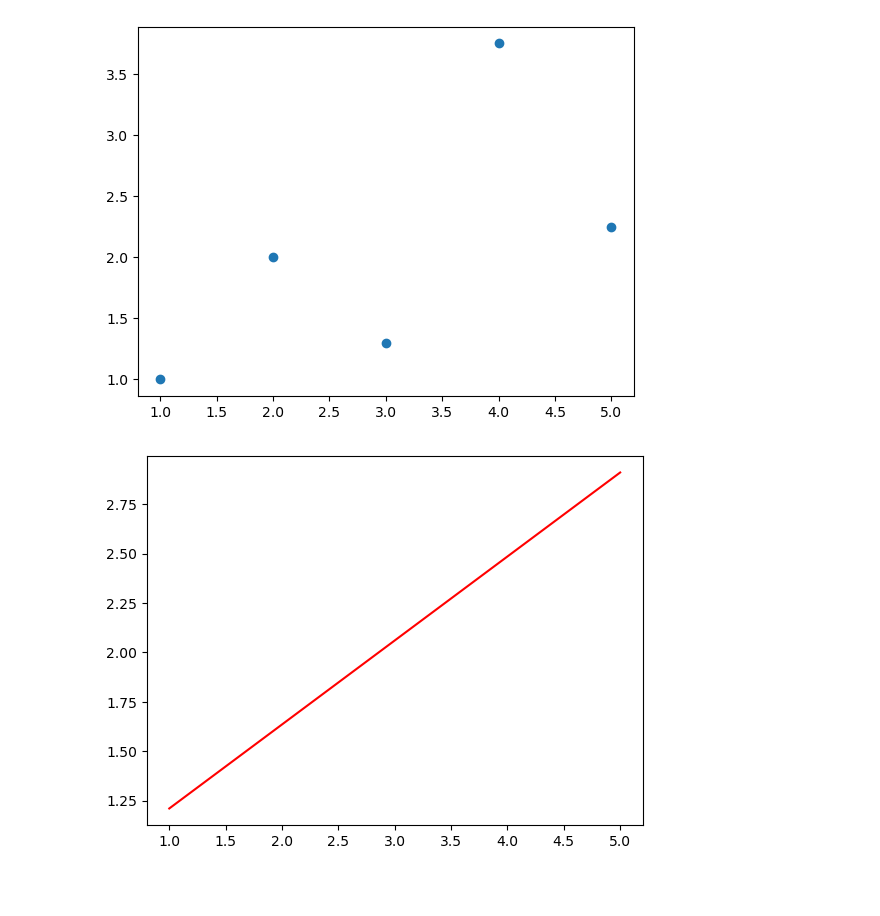
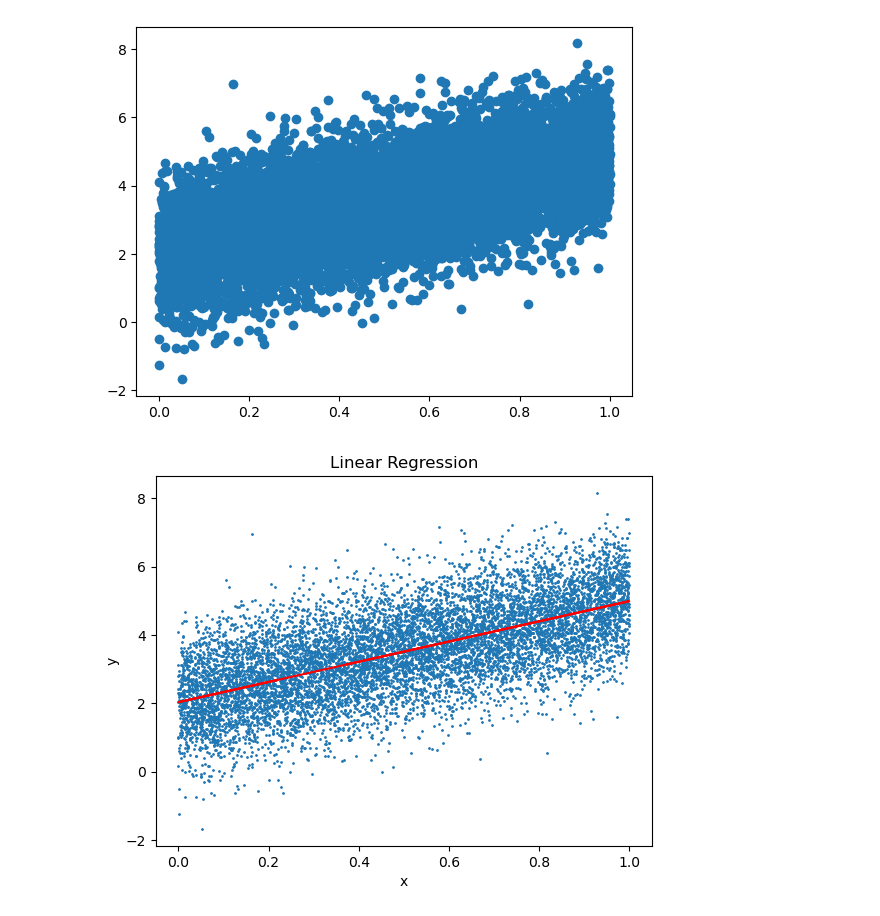
Before and after one commit to MohamedDerri/Machine-Learning-Course, a Jupyter notebook: Labs/lab1/linear_regression_example.ipynb, the cells around one changed output. Saved outputs shown, nothing was run; the diff lists cells and outputs as text; code cells hidden in the pictures; blank space fills up the shorter version.

Commit message:
"scaling up the linear regression input data"

```diff
--- a/Labs/lab1/linear_regression_example.ipynb
+++ b/Labs/lab1/linear_regression_example.ipynb
@@ -10,19 +6,30 @@ y = np.array([1, 2, 1.3, 3.75, 2.25])
+# %%
+#creating the candidates
+np.random.seed(42)
+n = 10000
+x = np.random.rand(n)
+y = 2.0 + 3.0 * x + np.random.randn(n)
 # %%
 #ploting the data
 plt.scatter(x, y)
 plt.show()
 # %% [output]
-[figure, old version]
+[figure, new version]
 # %%
 x = x.reshape(-1, 1)
 model = LinearRegression()
 model.fit(x, y)
 y_pred = model.predict(x)
 
-# Plot the linear regression line
+plt.scatter(x, y, s=1)
 plt.plot(x, y_pred, color='red')
+
+# Add axis labels and title
+plt.xlabel('x')
+plt.ylabel('y')
+plt.title('Linear Regression')
 
 # Show the plot
 plt.show()
 # %% [output]
-[figure, old version]
+[figure, new version]
```
Also changed, not shown: parts of 1 cell of this notebook.
